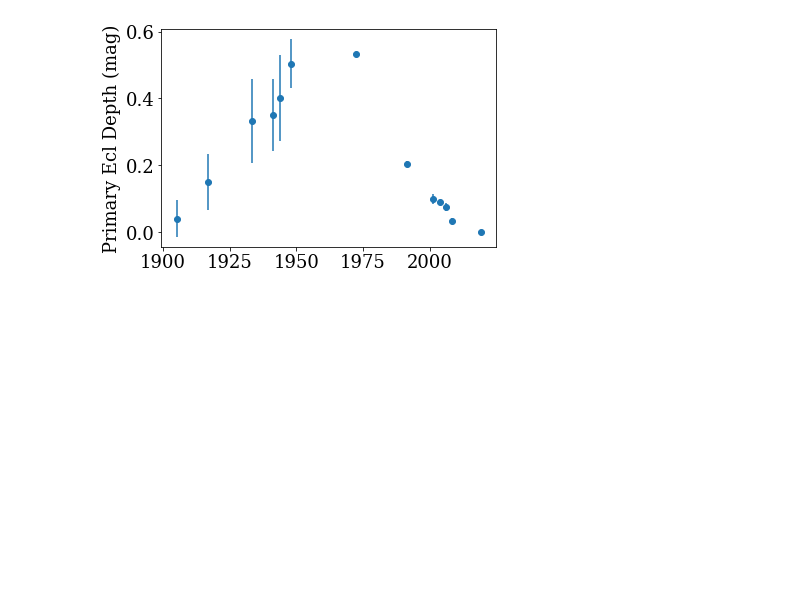
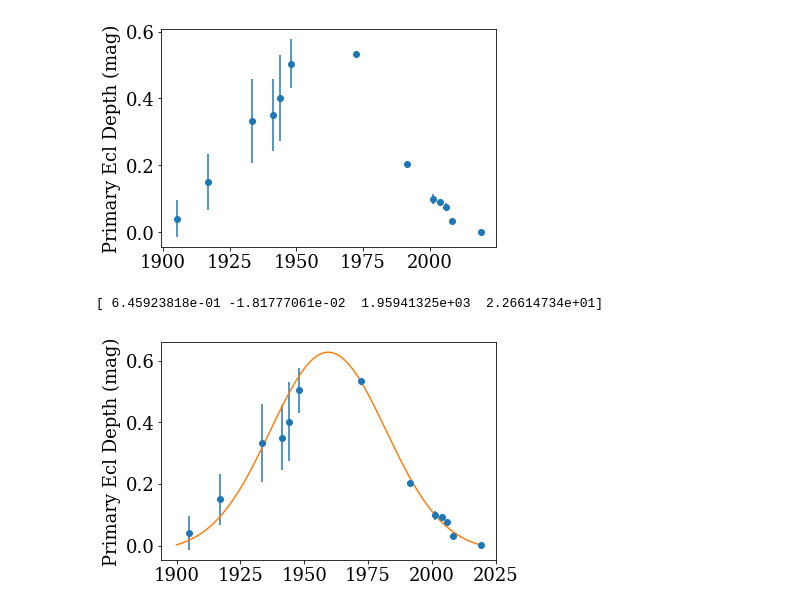
Before and after one commit to jradavenport/HS-Hya, a Jupyter notebook: makeplots.ipynb, the cells around one changed output. Drawn from its saved outputs; the diff is of its cells as text; code cells hidden in the pictures; blank space fills up the shorter version.

Commit message:
add gaussian fit to century light curve

```diff
--- a/makeplots.ipynb
+++ b/makeplots.ipynb
@@ -565,3 +565,16 @@ plt.ylabel('Primary Ecl Depth (mag)')
 # %% [output]
 Text(0, 0.5, 'Primary Ecl Depth (mag)')
 [figure]
+# %%
+plt.errorbar((times + BJD0_tess - 2455197.50000)/365.24 + 2010,
+             big_data[:,0], yerr=big_errs[:,0], marker='o', linestyle='None')
+dfit,_ = curve_fit(gaus,(times+BJD0_tess - 2455197.50000)/365.24 + 2010,
+                   big_data[:,0], p0=[0.6, 0., 1960,25], sigma=big_errs[:,0])
+
+plt.plot(np.arange(1900,2020,1), gaus(np.arange(1900,2020,1), *dfit))
+plt.ylabel('Primary Ecl Depth (mag)')
+
+print(dfit)
+# %% [output]
+[ 6.45923818e-01 -1.81777061e-02  1.95941325e+03  2.26614734e+01]
+[figure, added]
```
